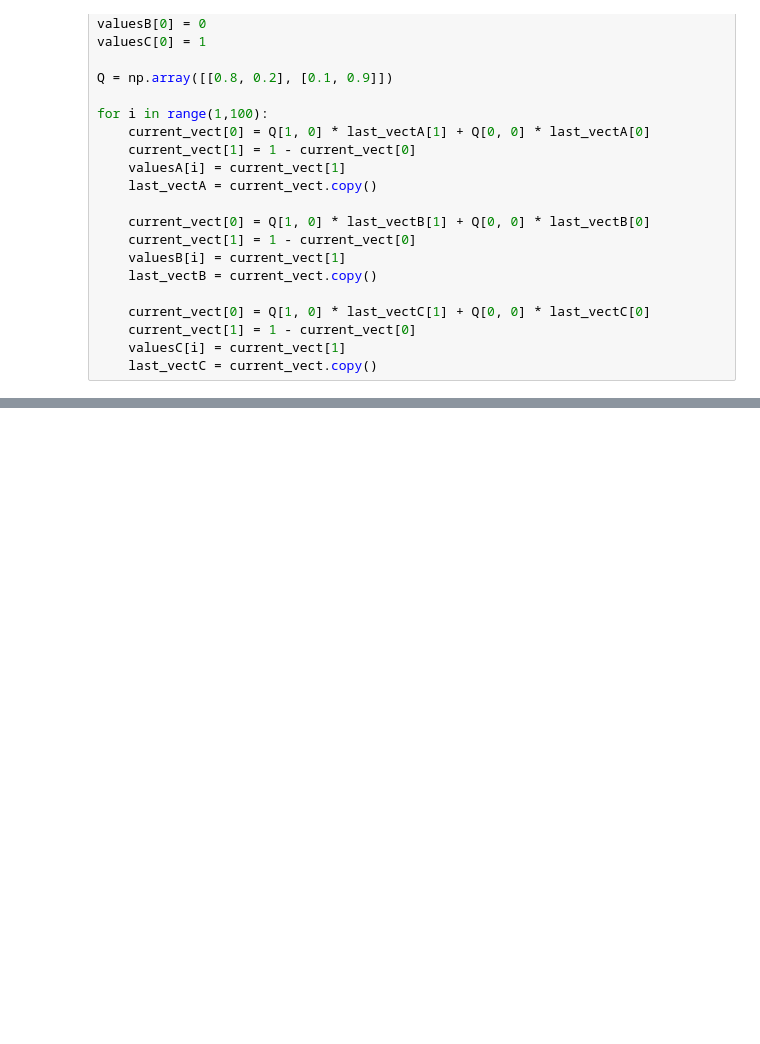
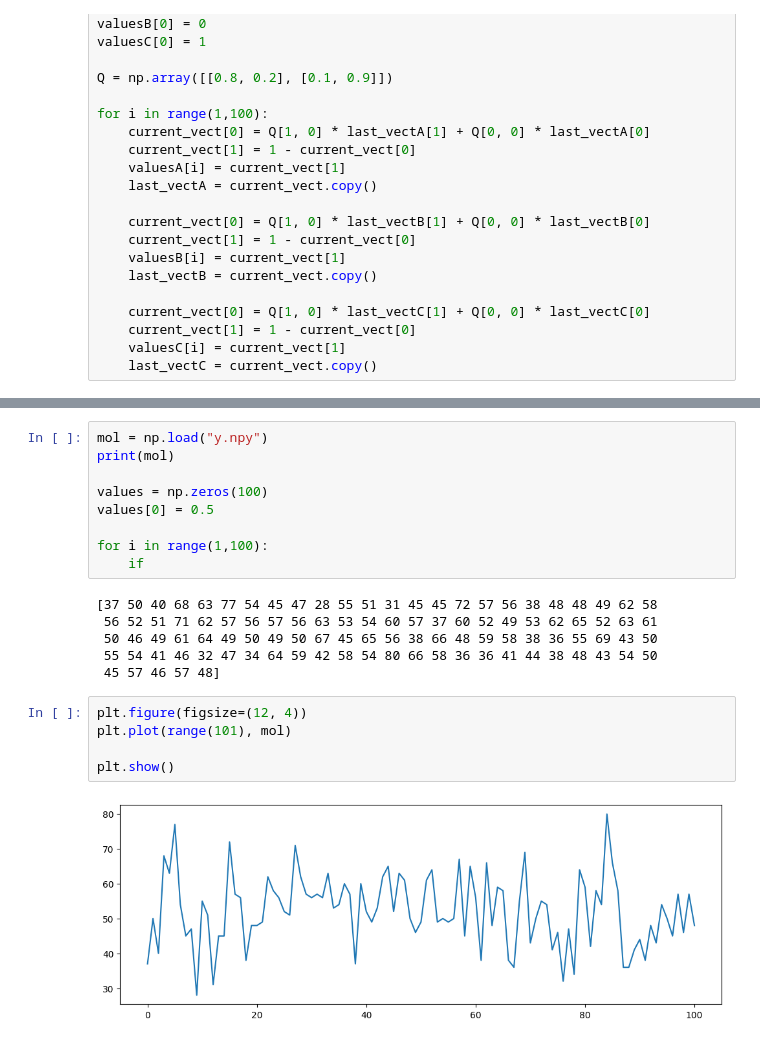
Before and after one commit to SenkerikL/pravdepodobnost-projekt, a Jupyter notebook: prav.ipynb, the cells around one changed output, grey strips where cells are left out. Saved outputs shown, nothing was run; the diff lists cells and outputs as text; blank space fills up the shorter version.

```diff
--- a/prav.ipynb
+++ b/prav.ipynb
@@ -49,0 +51,22 @@ plt.show()
+# %%
+mol = np.load("y.npy")
+print(mol)
+
+values = np.zeros(100)
+values[0] = 0.5
+
+for i in range(1,100):
+    if
+# %% [output]
+[37 50 40 68 63 77 54 45 47 28 55 51 31 45 45 72 57 56 38 48 48 49 62 58
+ 56 52 51 71 62 57 56 57 56 63 53 54 60 57 37 60 52 49 53 62 65 52 63 61
+ 50 46 49 61 64 49 50 49 50 67 45 65 56 38 66 48 59 58 38 36 55 69 43 50
+ 55 54 41 46 32 47 34 64 59 42 58 54 80 66 58 36 36 41 44 38 48 43 54 50
+ 45 57 46 57 48]
+# %%
+plt.figure(figsize=(12, 4))
+plt.plot(range(101), mol)
+
+plt.show()
+# %% [output]
+[figure, added]
```
Also changed, not shown: parts of 1 cell of this notebook.
